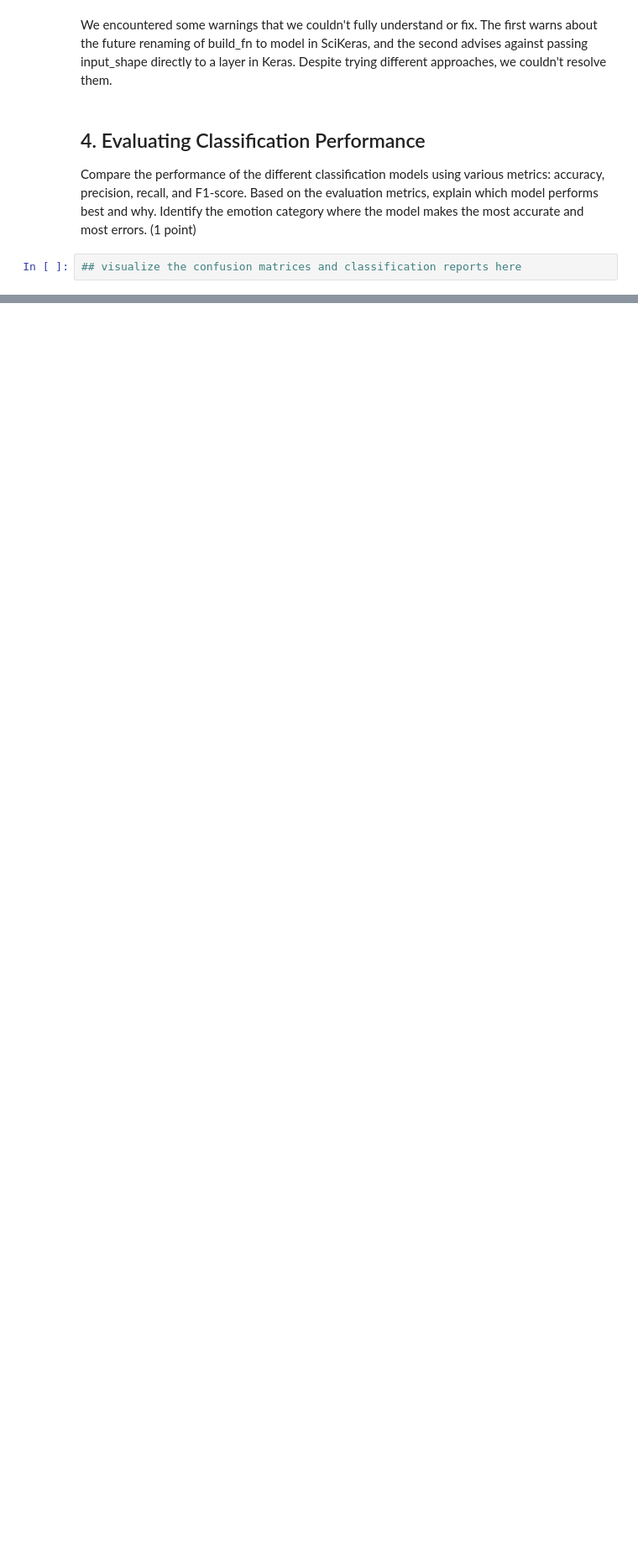
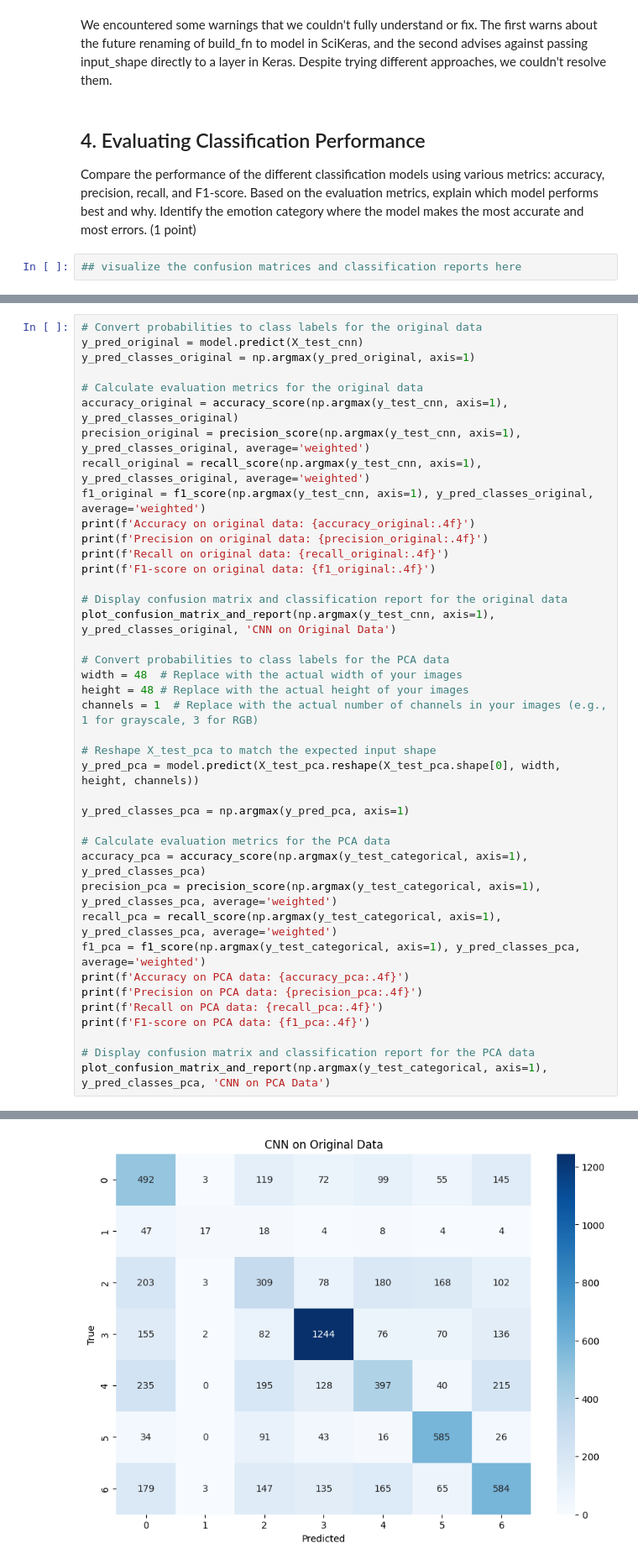
Before and after one commit to NguyenPhucLoan/Fundamental-ML, a Jupyter notebook: notebooks/EDA.ipynb, the cells around one changed output, grey strips where cells are left out. Shown at 84% size. Drawn from its saved outputs; the diff is of its cells as text; blank space fills up the shorter version.

```diff
--- a/notebooks/EDA.ipynb
+++ b/notebooks/EDA.ipynb
@@ -498,0 +824,41 @@ Based on the evaluation metrics, explain which model performs best and why. Iden
+# %%
+# Convert probabilities to class labels for the original data
+y_pred_original = model.predict(X_test_cnn)
+y_pred_classes_original = np.argmax(y_pred_original, axis=1)
+
+# Calculate evaluation metrics for the original data
+accuracy_original = accuracy_score(np.argmax(y_test_cnn, axis=1), y_pred_classes_original)
+precision_original = precision_score(np.argmax(y_test_cnn, axis=1), y_pred_classes_original, average='weighted')
+recall_original = recall_score(np.argmax(y_test_cnn, axis=1), y_pred_classes_original, average='weighted')
+f1_original = f1_score(np.argmax(y_test_cnn, axis=1), y_pred_classes_original, average='weighted')
+print(f'Accuracy on original data: {accuracy_original:.4f}')
+print(f'Precision on original data: {precision_original:.4f}')
+print(f'Recall on original data: {recall_original:.4f}')
+print(f'F1-score on original data: {f1_original:.4f}')
+
+# Display confusion matrix and classification report for the original data
+plot_confusion_matrix_and_report(np.argmax(y_test_cnn, axis=1), y_pred_classes_original, 'CNN on Original Data')
+
+# Convert probabilities to class labels for the PCA data
+width = 48  # Replace with the actual width of your images
+height = 48 # Replace with the actual height of your images
+channels = 1  # Replace with the actual number of channels in your images (e.g., 1 for grayscale, 3 for RGB)
+
+# Reshape X_test_pca to match the expected input shape
+y_pred_pca = model.predict(X_test_pca.reshape(X_test_pca.shape[0], width, height, channels))
+
+y_pred_classes_pca = np.argmax(y_pred_pca, axis=1)
+
+# Calculate evaluation metrics for the PCA data
+accuracy_pca = accuracy_score(np.argmax(y_test_categorical, axis=1), y_pred_classes_pca)
+precision_pca = precision_score(np.argmax(y_test_categorical, axis=1), y_pred_classes_pca, average='weighted')
+recall_pca = recall_score(np.argmax(y_test_categorical, axis=1), y_pred_classes_pca, average='weighted')
+f1_pca = f1_score(np.argmax(y_test_categorical, axis=1), y_pred_classes_pca, average='weighted')
+print(f'Accuracy on PCA data: {accuracy_pca:.4f}')
+print(f'Precision on PCA data: {precision_pca:.4f}')
+print(f'Recall on PCA data: {recall_pca:.4f}')
+print(f'F1-score on PCA data: {f1_pca:.4f}')
+
+# Display confusion matrix and classification report for the PCA data
+plot_confusion_matrix_and_report(np.argmax(y_test_categorical, axis=1), y_pred_classes_pca, 'CNN on PCA Data')
+# %% [output]
@@ -498,0 +870 @@ Based on the evaluation metrics, explain which model performs best and why. Iden
+[figure, added]
```
Also changed, not shown: parts of 22 cells of this notebook.
